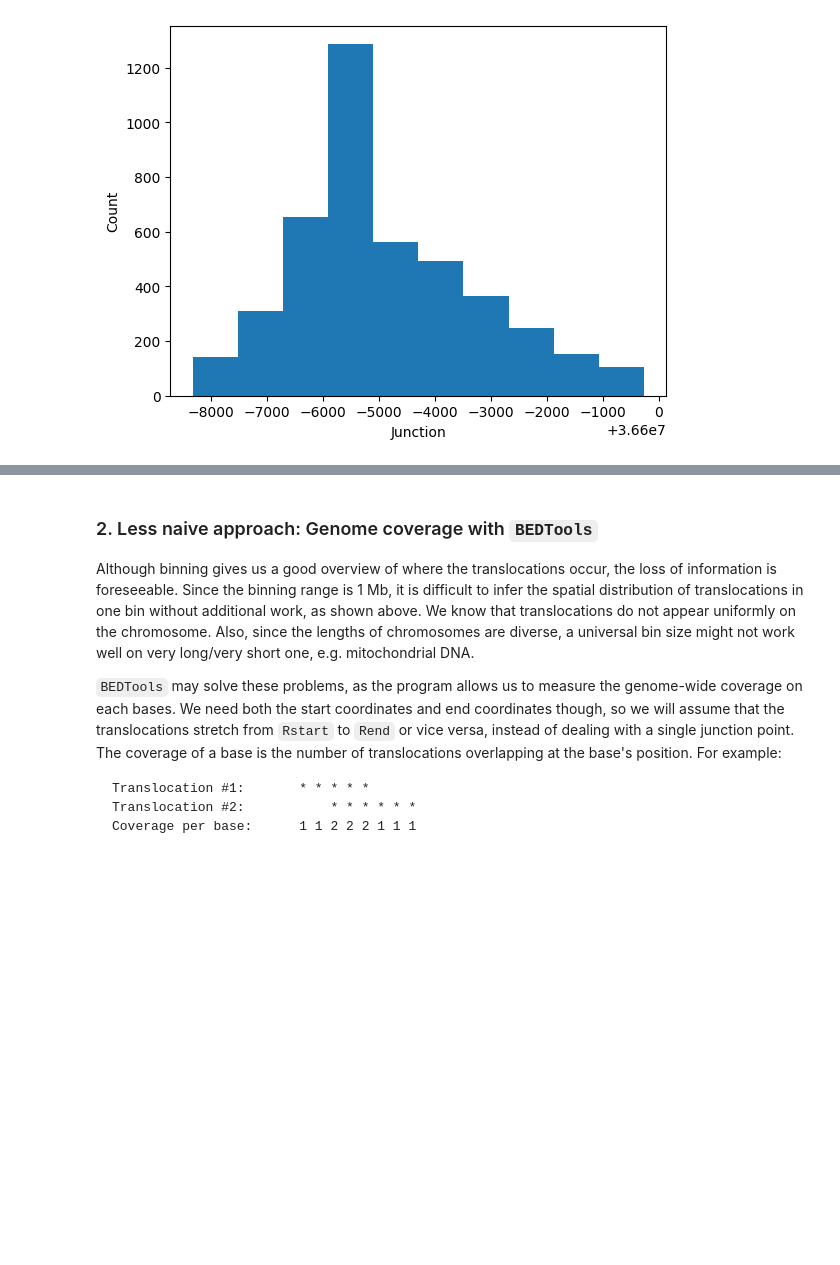
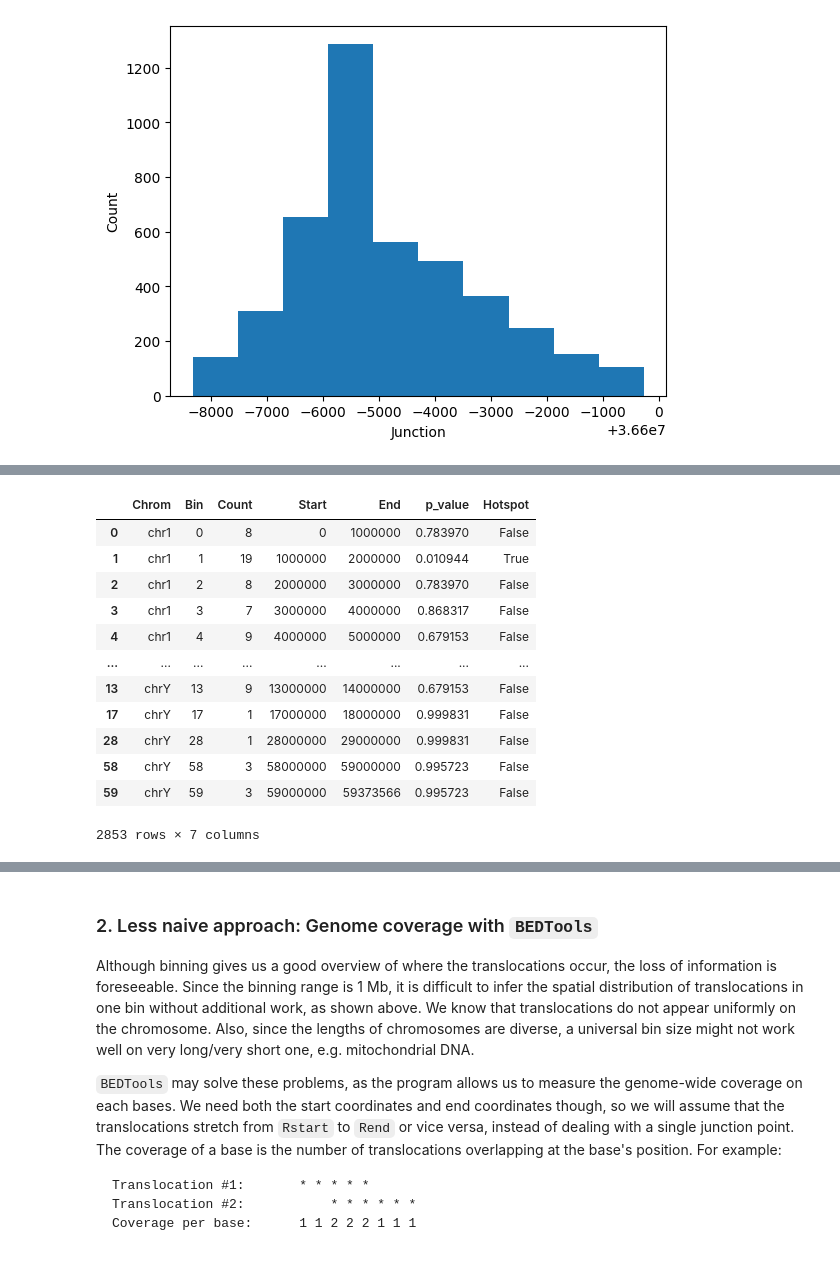
Before and after one commit to dnnguy23/translocation_sequence, a Jupyter notebook: analysis.ipynb, the cells around one changed output, grey strips where cells are left out. Drawn from its saved outputs; the diff is of its cells as text; code cells hidden in the pictures; blank space fills up the shorter version.

```diff
--- a/analysis.ipynb
+++ b/analysis.ipynb
@@ -315,0 +386,18 @@ A histogram between 10th percentile and 90th percentile shows clearer deviation
+# %%
+bin_counts['p_value'] = 1-poisson.cdf(list(bin_counts['Count']), mu=lambda_est)
+bin_counts['Hotspot'] = bin_counts['p_value'] < p_val
+bin_counts
+# %% [output]
+|  | Chrom | Bin | Count | Start | End | p_value | Hotspot |
+| 0 | chr1 | 0 | 8 | 0 | 1000000 | 0.783970 | False |
+| 1 | chr1 | 1 | 19 | 1000000 | 2000000 | 0.010944 | True |
+| 2 | chr1 | 2 | 8 | 2000000 | 3000000 | 0.783970 | False |
+| 3 | chr1 | 3 | 7 | 3000000 | 4000000 | 0.868317 | False |
+| 4 | chr1 | 4 | 9 | 4000000 | 5000000 | 0.679153 | False |
+| ... | ... | ... | ... | ... | ... | ... | ... |
+| 13 | chrY | 13 | 9 | 13000000 | 14000000 | 0.679153 | False |
+| 17 | chrY | 17 | 1 | 17000000 | 18000000 | 0.999831 | False |
+| 28 | chrY | 28 | 1 | 28000000 | 29000000 | 0.999831 | False |
+| 58 | chrY | 58 | 3 | 58000000 | 59000000 | 0.995723 | False |
+| 59 | chrY | 59 | 3 | 59000000 | 59373566 | 0.995723 | False |
+2853 rows × 7 columns
```
Also changed, not shown: parts of 27 cells of this notebook, 11 other files.
